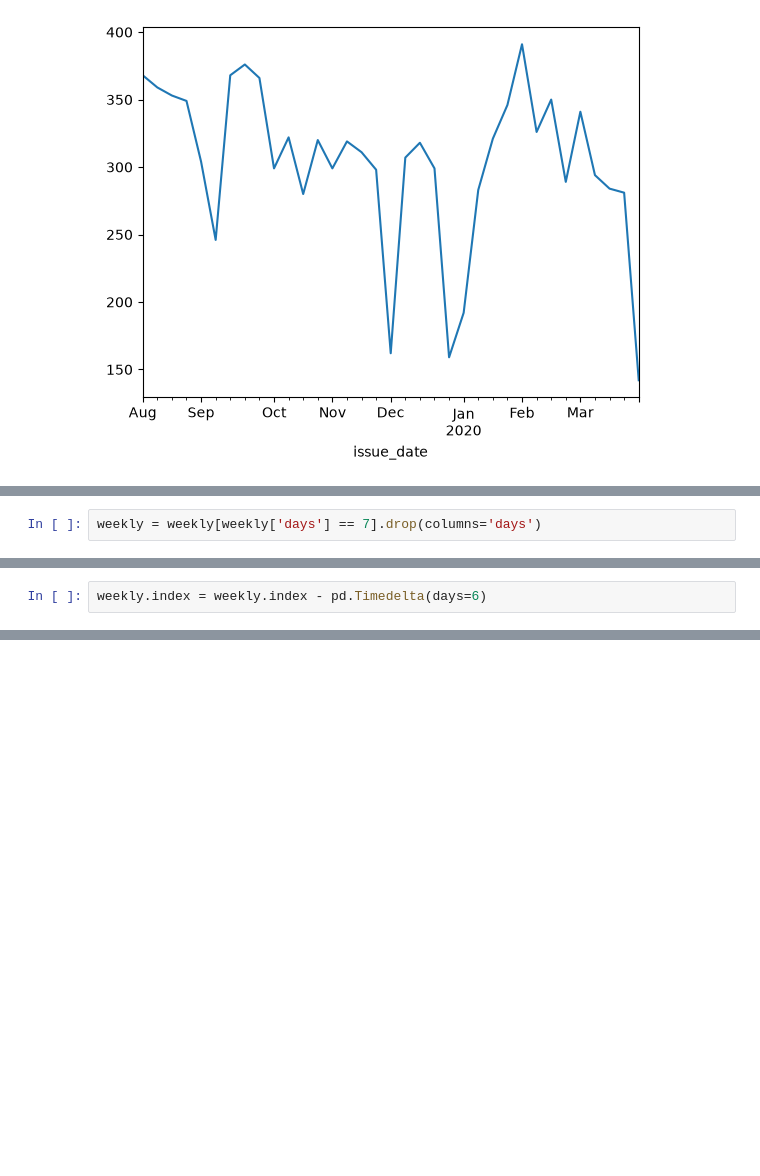
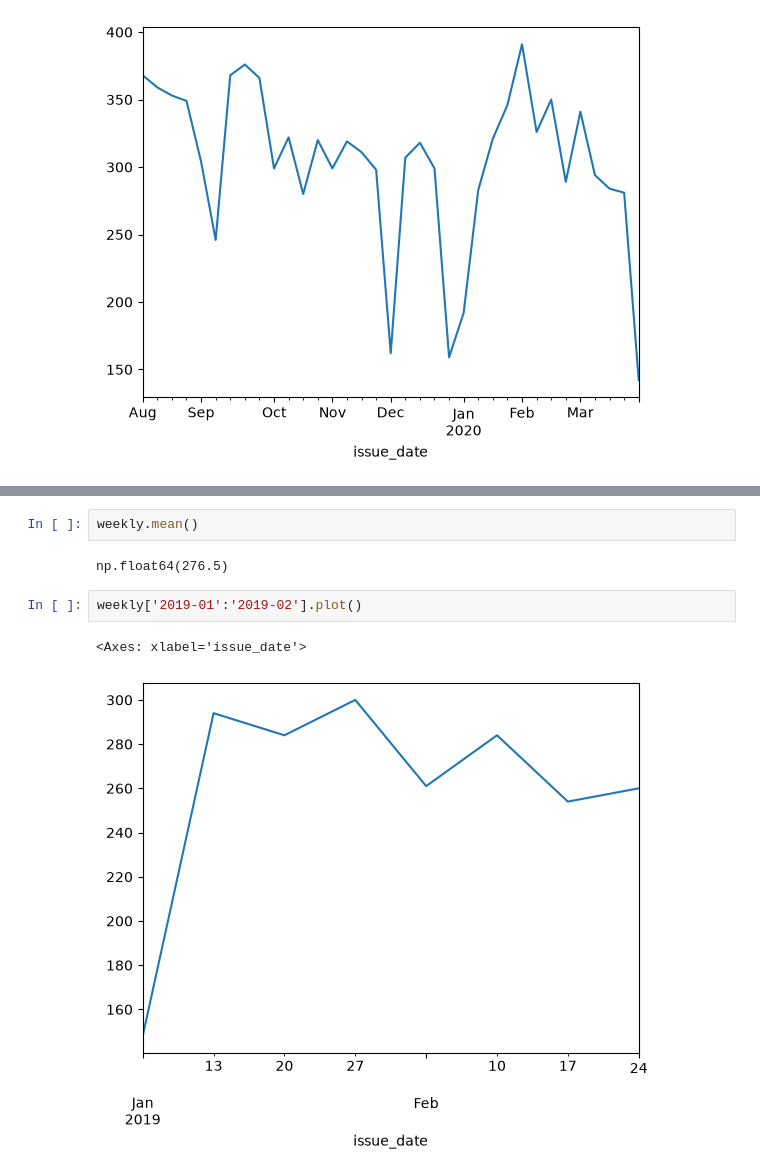
Before and after one commit to ShahSalar/demand-forecasting-hvac, a Jupyter notebook: notebooks/explore.ipynb, the cells around one changed output, grey strips where cells are left out. Saved outputs shown, nothing was run; the diff lists cells and outputs as text; blank space fills up the shorter version.

```diff
--- a/notebooks/explore.ipynb
+++ b/notebooks/explore.ipynb
@@ -208,2 +199,0 @@ weekly[weekly['days'] != 7]
-# %%
-weekly = weekly[weekly['days'] == 7].drop(columns='days')
@@ -214,2 +199,0 @@ whole_f = whole_f.reindex(full; fill_value=0)
-# %%
-weekly.index = weekly.index - pd.Timedelta(days=6)
@@ -217,0 +220,9 @@ ValueError: func must be a callable if args or kwargs are supplied
+# %%
+weekly.mean()
+# %% [output]
+np.float64(276.5)
+# %%
+weekly['2019-01':'2019-02'].plot()
+# %% [output]
+<Axes: xlabel='issue_date'>
+[figure, added]
```
Also changed, not shown: parts of 13 cells of this notebook, 2 other files.
